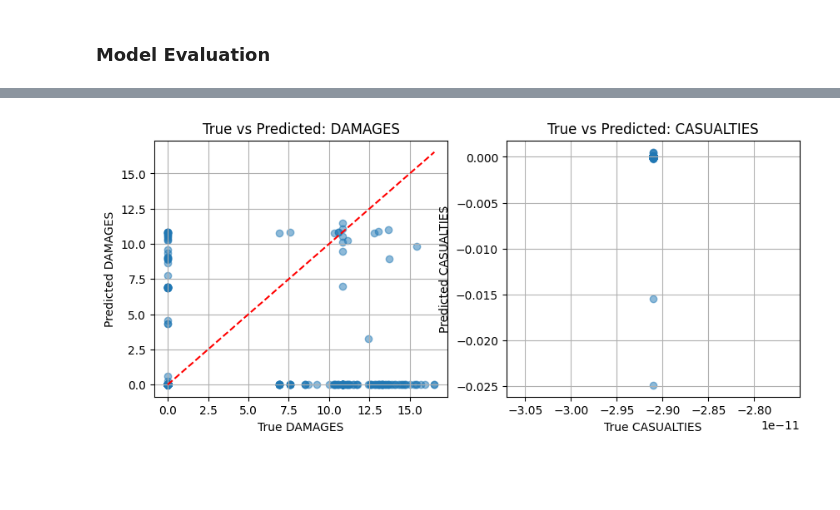
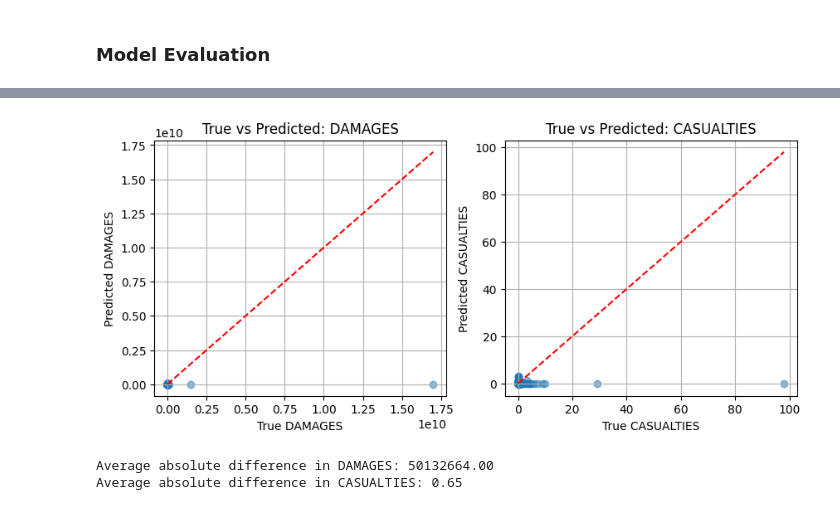
Before and after one commit to mattialodi0/progA3I, a Jupyter notebook: NSF_splitted/model_training.ipynb, the cells around one changed output, grey strips where cells are left out. Saved outputs shown, nothing was run; the diff lists cells and outputs as text; code cells hidden in the pictures; blank space fills up the shorter version.

Commit message:
training recipes

```diff
--- a/NSF_splitted/model_training.ipynb
+++ b/NSF_splitted/model_training.ipynb
@@ -18,8 +18,9 @@ import zuko
 import utils
 # %%
 DATASET_PATH = Path("../datasets/disasters_merged_all_feats.csv")
-EVENT_GROUP = 'Drought'
+EVENT_GROUP = 'Wildfire'
 RUN_PATH = Path(f"../runs/best_flow_{EVENT_GROUP.lower()}.pt")
+device = torch.device("cuda" if torch.cuda.is_available() else "cpu")
 # %% [markdown]
 ## Data Preparation
 # %%
@@ -139,8 +136,11 @@ test_ds   = TensorDataset(X_val, Y_val)
 ### Model definition
 # %%
 EPOCHS = 200
-LEARNING_RATE = 1e-3
-BATCH_SIZE = 256
+BATCH_SIZE = 512
+BASE_LR = 5e-3
+
+# find warmup steps as function of epochs and dataset size
+WARMUP_STEPS = int(0.1 * (len(train_ds) // BATCH_SIZE) * EPOCHS)
 # %%
 X_DIM = X_train.shape[1]
 Y_DIM = 2   # DAMAGES, CASUALTIES
@@ -148,7 +148,7 @@ Y_DIM = 2   # DAMAGES, CASUALTIES
 flow = zuko.flows.NSF(
     features=Y_DIM,
     context=X_DIM,
-    transforms=8,
-    hidden_features=[256, 256, 256],
-    bins=16
+    transforms=12,
+    hidden_features=[128, 128],
+    bins=8
 )
@@ -162,6 +156,33 @@ scheduler = torch.optim.lr_scheduler.ReduceLROnPlateau(optimizer, mode='min', fa
 train_loader = DataLoader(train_ds, batch_size=BATCH_SIZE, shuffle=True)
 val_loader   = DataLoader(val_ds, batch_size=BATCH_SIZE)
 test_loader   = DataLoader(test_ds, batch_size=BATCH_SIZE)
+# %%
+flow = flow.to(device)
+
+optimizer = torch.optim.Adam(flow.parameters(), lr=BASE_LR, weight_decay=1e-5)
+
+warmup = torch.optim.lr_scheduler.LinearLR(
+    optimizer,
+    start_factor=0.1,
+    total_iters=WARMUP_STEPS
+)
+cosine = torch.optim.lr_scheduler.CosineAnnealingLR(
+    optimizer,
+    T_max=EPOCHS * len(train_loader) - WARMUP_STEPS,
+    eta_min=1e-5
+)
+scheduler = torch.optim.lr_scheduler.SequentialLR(
+    optimizer,
+    schedulers=[warmup, cosine],
+    milestones=[WARMUP_STEPS]
+)
+
+scaler = torch.amp.GradScaler(device=device)
+
+ema = torch.optim.swa_utils.AveragedModel(
+    flow,
+    avg_fn=lambda averaged, model, num_averaged: 0.999 * averaged + 0.001 * model
+)
 # %%
 print(f"NSF model created with {sum(p.numel() for p in flow.parameters())} parameters")
 # %% [output]
@@ -278,31 +333,64 @@ def run_inference_and_plot(flow, test_loader, y_scaler, target_cols):
             # Get the distribution and sample from it
             dist = flow(x_batch)
             y_hat = dist.sample().squeeze(1)  # shape: [batch, 2]
             y_true.append(y_batch.cpu())
             y_pred.append(y_hat.cpu())
     y_true = torch.cat(y_true, dim=0).numpy()
     y_pred = torch.cat(y_pred, dim=0).numpy()
     # Inverse scale
     y_true = y_scaler.inverse_transform(y_true)
     y_pred = y_scaler.inverse_transform(y_pred)
+    y_pred = np.expm1(np.clip(y_pred, -20, None))
+    y_true = np.expm1(np.clip(y_true, -20, None))
     # Plot for each target
     plt.figure(figsize=(10,4))
     plt.subplot(1,2,1)
     plt.scatter(y_true[:, 0], y_pred[:, 0], alpha=0.5)
     plt.xlabel(f"True {target_cols[0]}")
     plt.ylabel(f"Predicted {target_cols[0]}")
     plt.title(f"True vs Predicted: {target_cols[0]}")
     plt.plot([y_true[:, 0].min(), y_true[:, 0].max()], [y_true[:, 0].min(), y_true[:, 0].max()], 'r--')
     plt.grid()
     plt.subplot(1,2,2)
     plt.scatter(y_true[:, 1], y_pred[:, 1], alpha=0.5)
     plt.xlabel(f"True {target_cols[1]}")
     plt.ylabel(f"Predicted {target_cols[1]}")
     plt.title(f"True vs Predicted: {target_cols[1]}")
     plt.plot([y_true[:, 1].min(), y_true[:, 1].max()], [y_true[:, 1].min(), y_true[:, 1].max()], 'r--')
     plt.grid()
     plt.show()
 
 run_inference_and_plot(flow, test_loader, y_scaler, TARGET_COLS)
 # %% [output]
-[figure, old version]
+[figure, new version]
+# %%
+# compute average true/predicted damagesdifference
+def compute_avg_true_pred_diff(flow, test_loader, y_scaler):
+    flow.eval()
+    y_true = []
+    y_pred = []
+    with torch.no_grad():
+        for x_batch, y_batch in test_loader:
+            x_batch = x_batch.to(device)
+            y_batch = y_batch.to(device)
+            # Get the distribution and sample from it
+            dist = flow(x_batch)
+            y_hat = dist.sample().squeeze(1)  # shape: [batch, 2]
+            y_true.append(y_batch.cpu())
+            y_pred.append(y_hat.cpu())
+    y_true = torch.cat(y_true, dim=0).numpy()
+    y_pred = torch.cat(y_pred, dim=0).numpy()
+    # Inverse scale
+    y_true = y_scaler.inverse_transform(y_true)
+    y_pred = y_scaler.inverse_transform(y_pred)
+    y_pred = np.expm1(np.clip(y_pred, -20, None))
+    y_true = np.expm1(np.clip(y_true, -20, None))
+    # Compute average difference for damages
+    avg_diff_damages = np.mean(np.abs(y_true[:, 0] - y_pred[:, 0]))
+    avg_diff_casualties = np.mean(np.abs(y_true[:, 1] - y_pred[:, 1]))
+    print(f"Average absolute difference in {TARGET_COLS[0]}: {avg_diff_damages:.2f}")
+    print(f"Average absolute difference in {TARGET_COLS[1]}: {avg_diff_casualties:.2f}")
+compute_avg_true_pred_diff(flow, test_loader, y_scaler)
+# %% [output]
+Average absolute difference in DAMAGES: 50132664.00
+Average absolute difference in CASUALTIES: 0.65
```
Also changed, not shown: parts of 7 cells of this notebook, 5 other files.
